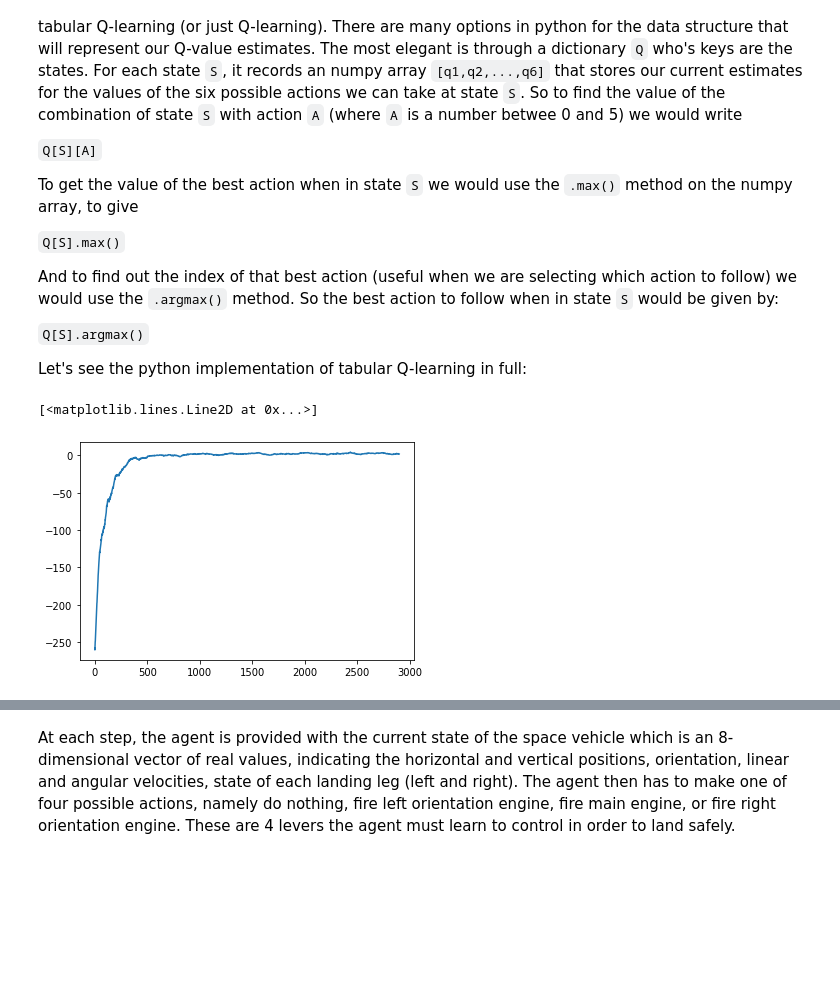
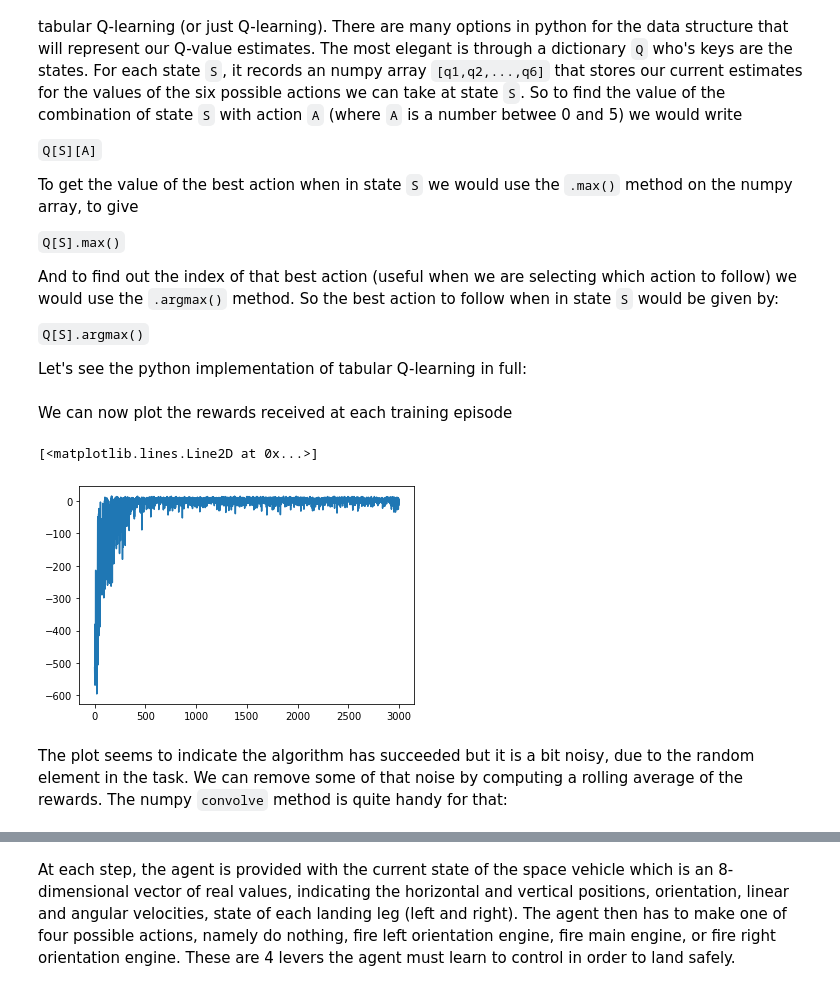
Before and after one commit to gvogiatzis/CS4740, a Jupyter notebook: CS4740_Lab_Week_07.ipynb, the cells around one changed output, grey strips where cells are left out. Cells and saved outputs as stored; diff of their text form; code cells hidden in the pictures; blank space fills up the shorter version.

```diff
--- a/CS4740_Lab_Week_07.ipynb
+++ b/CS4740_Lab_Week_07.ipynb
@@ -164,17 +164,18 @@ Let's see the python implementation of tabular Q-learning in full:
 # %%
 from collections import defaultdict
 from random import random,choice
+
 env = gym.make('Taxi-v3')
 
+# Q-learning parameters
 alpha = 0.5
 gamma = 0.6
 epsilon = 0.1
 num_of_episodes = 3000
 
-# Q is a dictionary who's keys are the states. For each state S, it records an
-# numpy array [q1,q2,...,q6] that stores our current estimates for the values of
-# the six possible actions we can take at state S.
+# Q[S][A] stores the estimated value of taking action A when in state S
 Q = defaultdict(lambda: np.zeros(env.action_space.n))
+
 frames,rewards=[],[]
 
 for e in range(num_of_episodes):
@@ -199,13 +200,17 @@ for e in range(num_of_episodes):
 
         # monitoring of training progress
         totalR += R
-        if e in [100,200,995,996,997,998,999]: # picking a few episodes to record
+        # picking a few episodes to record as animation sequences.
+        if e in [100,200,995,996,997,998,999]:
             frames.append({'e':e, 'frame':env.render(mode='ansi')})
     rewards.append(totalR)
 env.close()
-
-# plt.plot(rewards,'-')
-plt.plot(np.convolve(rewards, [0.01]*100,'valid'),'-')
-# %% [output]
-[<matplotlib.lines.Line2D at 0x...>]
-[figure, removed]
+# %% [markdown]
+We can now plot the rewards received at each training episode
+# %%
+plt.plot(rewards)
+# %% [output]
+[<matplotlib.lines.Line2D at 0x...>]
+[figure, added]
+# %% [markdown]
+The plot seems to indicate the algorithm has succeeded but it is a bit noisy, due to the random element in the task. We can remove some of that noise by computing a rolling average of the rewards. The numpy `convolve` method is quite handy for that:
```
Also changed, not shown: parts of 9 cells of this notebook.
